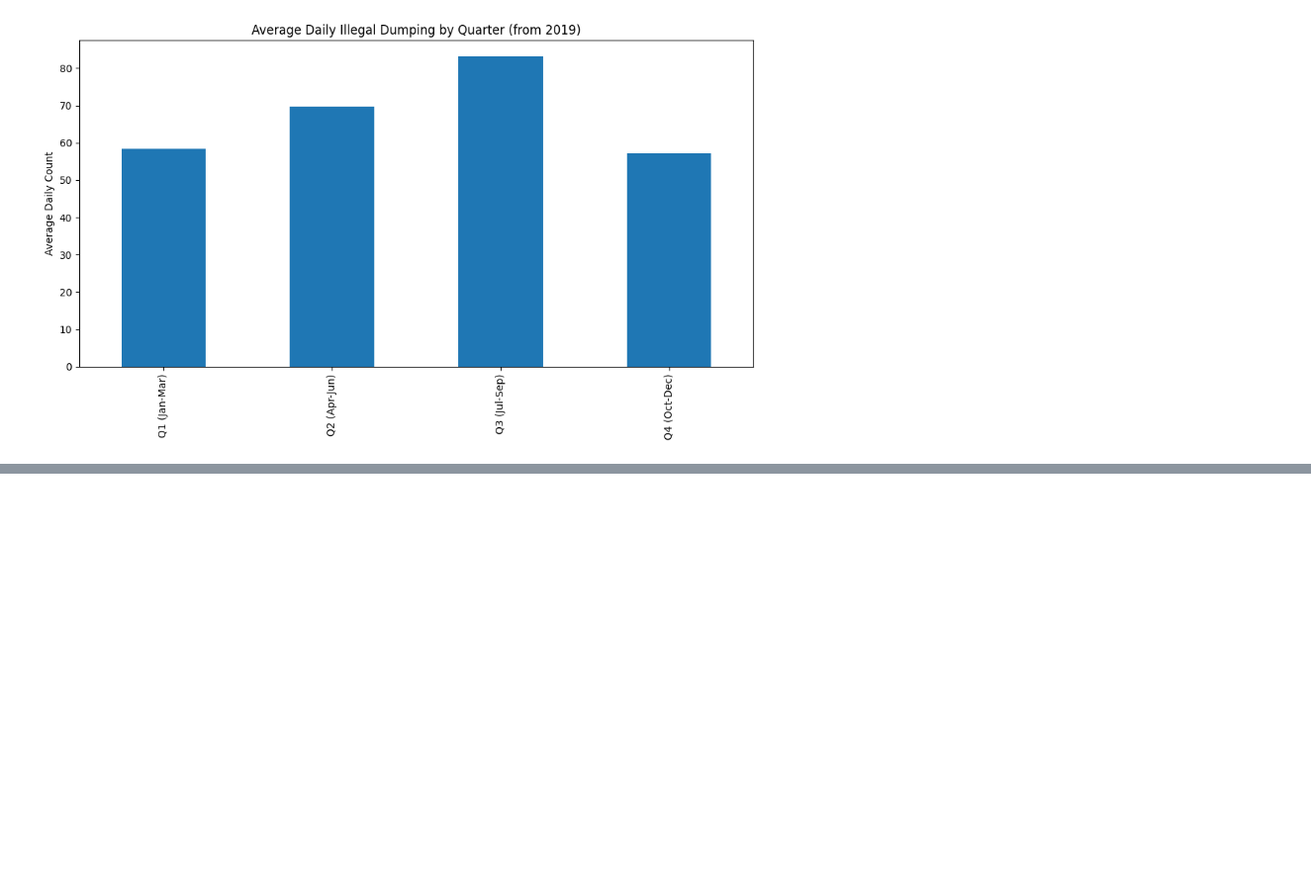
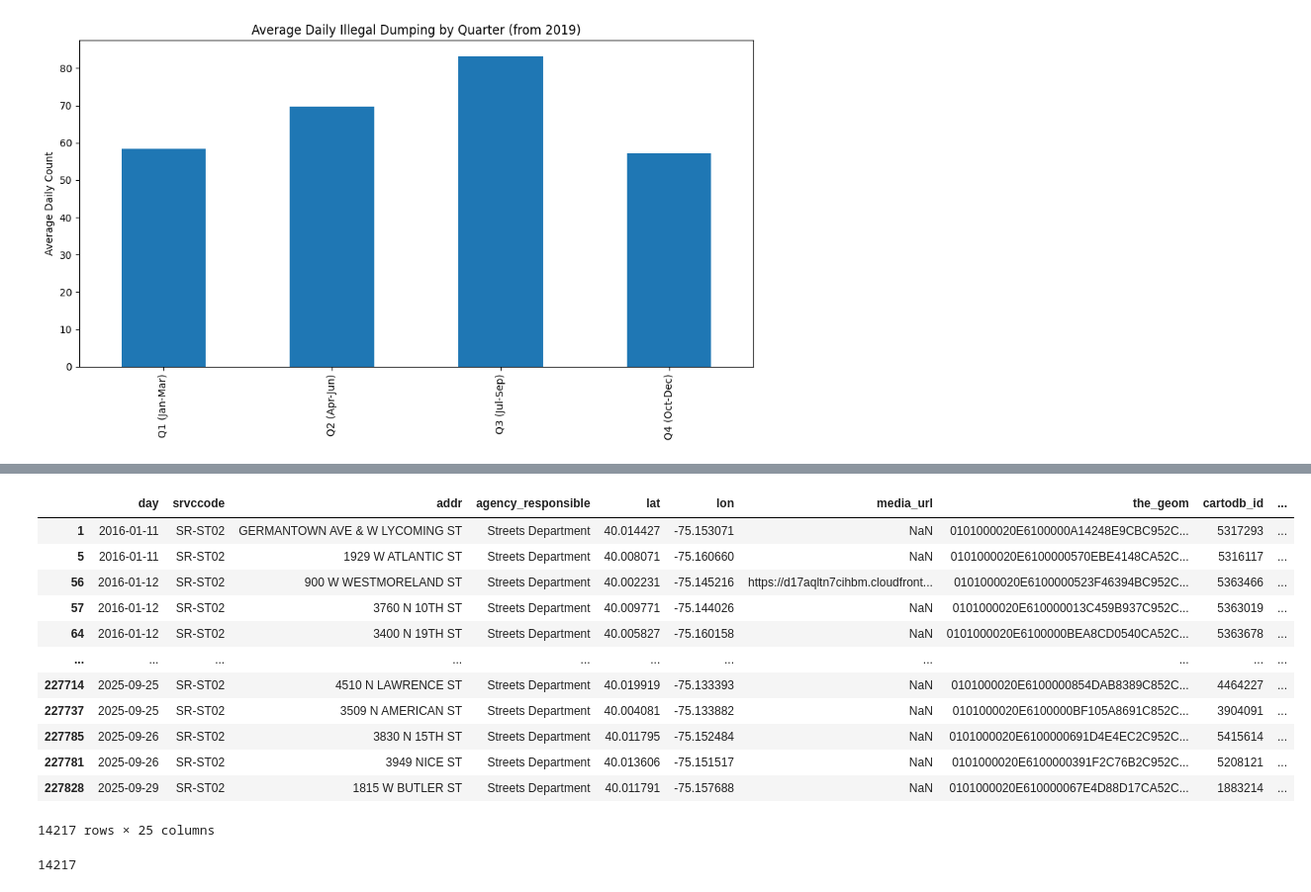
Before and after one commit to ramarh1/philly-illegal-dumping-forecast, a Jupyter notebook: notebooks/01_eda.ipynb, the cells around one changed output, grey strips where cells are left out. Shown at 99% size. Cells and saved outputs as stored; diff of their text form; code cells hidden in the pictures; blank space fills up the shorter version.

```diff
--- a/notebooks/01_eda.ipynb
+++ b/notebooks/01_eda.ipynb
@@ -207,3 +215,19 @@ See the caveats in the documentation: https://pandas.pydata.org/pandas-docs/stab
   filtered_df_with_zcta["day"] = (
 # %%
 filtered_df_with_zcta["date"] = filtered_df_with_zcta["day"].dt.strftime("%Y-%m-%d")
+# %%
+filtered_df_with_zcta
+# %% [output]
+|  | day | srvccode | addr | agency_responsible | lat | lon | media_url | the_geom | cartodb_id | ... |
+| 1 | 2016-01-11 | SR-ST02 | GERMANTOWN AVE & W LYCOMING ST | Streets Department | 40.014427 | -75.153071 | NaN | 0101000020E6100000A14248E9CBC952C... | 5317293 | ... |
+| 5 | 2016-01-11 | SR-ST02 | 1929 W ATLANTIC ST | Streets Department | 40.008071 | -75.160660 | NaN | 0101000020E6100000570EBE4148CA52C... | 5316117 | ... |
+| 56 | 2016-01-12 | SR-ST02 | 900 W WESTMORELAND ST | Streets Department | 40.002231 | -75.145216 | https://d17aqltn7cihbm.cloudfront... | 0101000020E6100000523F46394BC952C... | 5363466 | ... |
+| 57 | 2016-01-12 | SR-ST02 | 3760 N 10TH ST | Streets Department | 40.009771 | -75.144026 | NaN | 0101000020E610000013C459B937C952C... | 5363019 | ... |
+| 64 | 2016-01-12 | SR-ST02 | 3400 N 19TH ST | Streets Department | 40.005827 | -75.160158 | NaN | 0101000020E6100000BEA8CD0540CA52C... | 5363678 | ... |
+| ... | ... | ... | ... | ... | ... | ... | ... | ... | ... | ... |
+| 227714 | 2025-09-25 | SR-ST02 | 4510 N LAWRENCE ST | Streets Department | 40.019919 | -75.133393 | NaN | 0101000020E6100000854DAB8389C852C... | 4464227 | ... |
+| 227737 | 2025-09-25 | SR-ST02 | 3509 N AMERICAN ST | Streets Department | 40.004081 | -75.133882 | NaN | 0101000020E6100000BF105A8691C852C... | 3904091 | ... |
+| 227785 | 2025-09-26 | SR-ST02 | 3830 N 15TH ST | Streets Department | 40.011795 | -75.152484 | NaN | 0101000020E6100000691D4E4EC2C952C... | 5415614 | ... |
+| 227781 | 2025-09-26 | SR-ST02 | 3949 NICE ST | Streets Department | 40.013606 | -75.151517 | NaN | 0101000020E6100000391F2C76B2C952C... | 5208121 | ... |
+| 227828 | 2025-09-29 | SR-ST02 | 1815 W BUTLER ST | Streets Department | 40.011791 | -75.157688 | NaN | 0101000020E610000067E4D88D17CA52C... | 1883214 | ... |
+14217 rows × 25 columns
@@ -209,0 +238,4 @@ filtered_df_with_zcta["date"] = filtered_df_with_zcta["day"].dt.strftime("%Y-%m-
+# %%
+filtered_df_with_zcta['zip_code'].size
+# %% [output]
+14217
```
Also changed, not shown: parts of 16 cells of this notebook, 3 other files.
